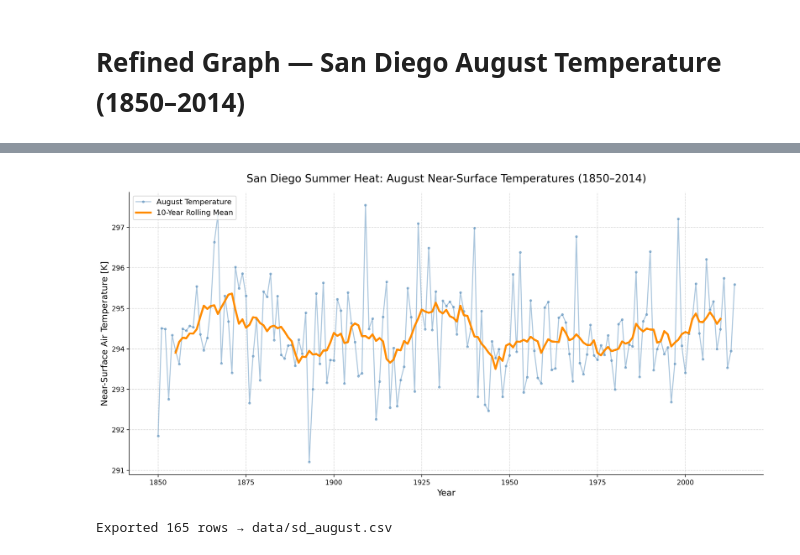
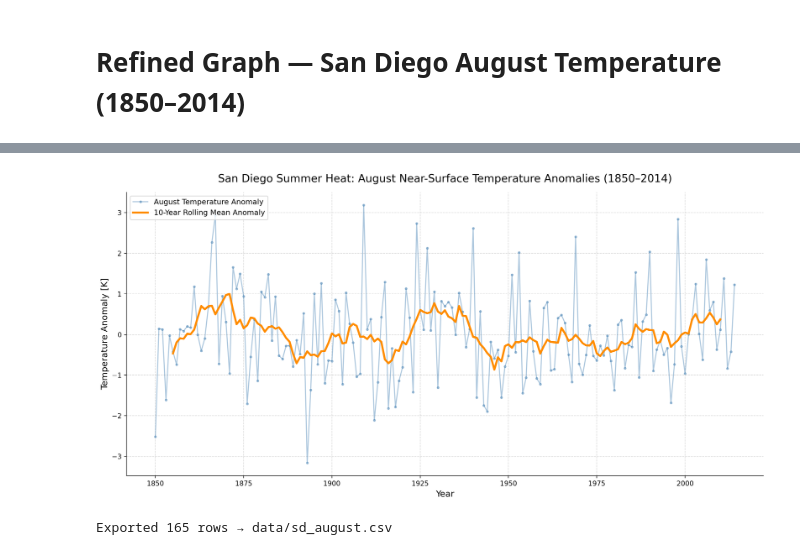
Before and after one commit to sch005-ucsd/dsc106-project-3, a Jupyter notebook: refined_graph.ipynb, the cells around one changed output, grey strips where cells are left out. Drawn from its saved outputs; the diff is of its cells as text; code cells hidden in the pictures.

Commit message:
added write up and touched up graph

```diff
--- a/refined_graph.ipynb
+++ b/refined_graph.ipynb
@@ -45,53 +30,57 @@ I0512 17:43:23.394507 40085837 ev_poll_posix.cc:593] FD from fork parent still i
 # %%
-import matplotlib.pyplot as plt
-
 sd_august = sd_time_series.sel(time=sd_time_series["time.month"] == 8)
 
 sd_df = sd_august.to_dataframe(name="temperature").reset_index()
-sd_df["year"] = sd_august["time.year"].values  # use xarray accessor — cftime-safe
+sd_df["year"] = sd_august["time.year"].values
 
 sd_yearly = sd_df.groupby("year", as_index=False)["temperature"].mean()
-sd_yearly["rolling_mean"] = sd_yearly["temperature"].rolling(window=10, center=True).mean()
+
+baseline_mean = sd_yearly[(sd_yearly["year"] >= 1850) & (sd_yearly["year"] <= 1900)]["temperature"].mean()
+sd_yearly["anomaly"] = sd_yearly["temperature"] - baseline_mean
+
+sd_yearly["rolling_mean_anomaly"] = sd_yearly["anomaly"].rolling(window=10, center=True).mean()
 
 fig, ax = plt.subplots(figsize=(14, 7))
 
 ax.plot(
     sd_yearly["year"],
-    sd_yearly["temperature"],
+    sd_yearly["anomaly"],
     color="steelblue",
     alpha=0.45,
     linewidth=1.5,
     marker="o",
     markersize=3,
-    label="August Temperature"
+    label="August Temperature Anomaly"
 )
 
 ax.plot(
     sd_yearly["year"],
-    sd_yearly["rolling_mean"],
+    sd_yearly["rolling_mean_anomaly"],
     color="darkorange",
     linewidth=3,
-    label="10-Year Rolling Mean"
+    label="10-Year Rolling Mean Anomaly"
 )
 
 ax.set_title(
-    "San Diego Summer Heat: August Near-Surface Temperatures (1850–2014)",
+    "San Diego Summer Heat: August Near-Surface Temperature Anomalies (1850–2014)",
     fontsize=16,
     pad=15
 )
 ax.set_xlabel("Year", fontsize=13)
-ax.set_ylabel("Near-Surface Air Temperature [K]", fontsize=13)
+ax.set_ylabel("Temperature Anomaly [K]", fontsize=13)
 
 ax.grid(True, linestyle="--", alpha=0.5)
 ax.legend(loc="upper left", fontsize=11)
 
 ax.spines["top"].set_visible(False)
 ax.spines["right"].set_visible(False)
 
 plt.tight_layout()
 plt.show()
+
+sd_yearly.to_csv("data/sd_august.csv", index=False)
 # %% [output]
-[figure, old version]
+[figure, new version]
 # %%
 import os
 
```
Also changed, not shown: parts of 1 cell of this notebook, 1 other file.
